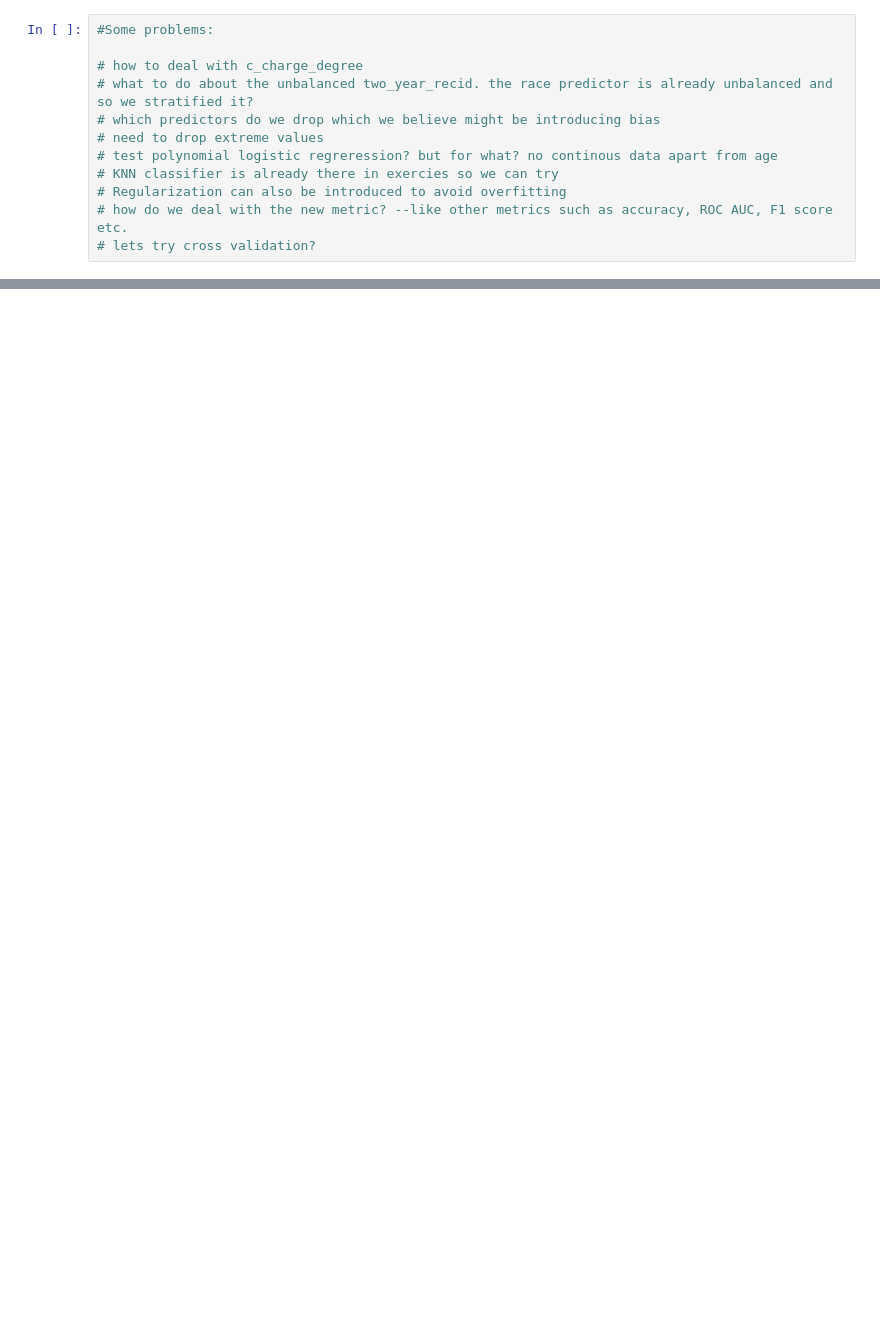
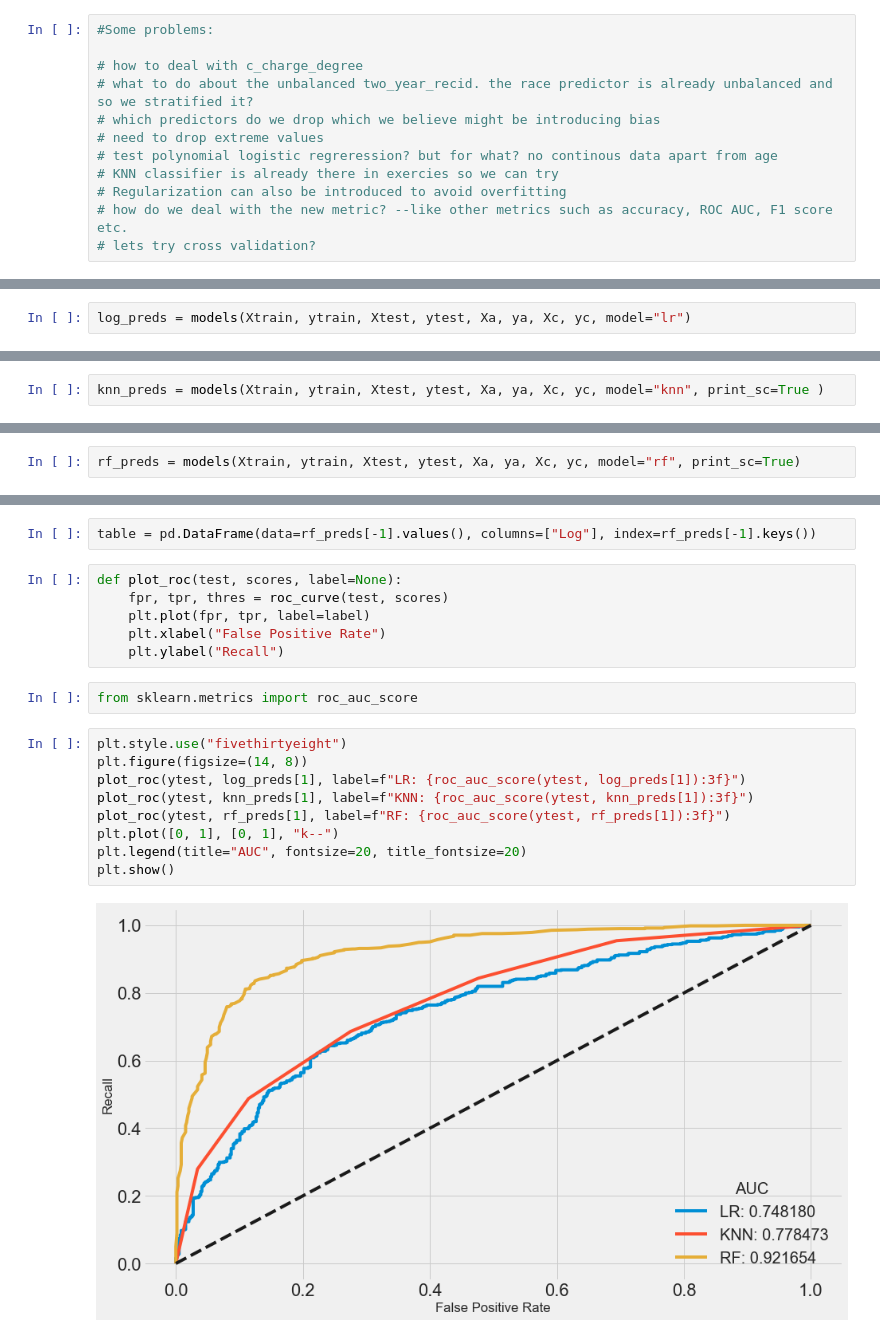
Before and after one commit to Wangsherpa/homeworks, a Jupyter notebook: Homework-3/Homework-3-student.ipynb, the cells around one changed output, grey strips where cells are left out. Drawn from its saved outputs; the diff is of its cells as text; blank space fills up the shorter version.

```diff
--- a/Homework-3/Homework-3-student.ipynb
+++ b/Homework-3/Homework-3-student.ipynb
@@ -1139,0 +1037,2 @@ new_df.describe()
+# %%
+log_preds = models(Xtrain, ytrain, Xtest, ytest, Xa, ya, Xc, yc, model="lr")
@@ -1139,0 +1047,2 @@ new_df.describe()
+# %%
+knn_preds = models(Xtrain, ytrain, Xtest, ytest, Xa, ya, Xc, yc, model="knn", print_sc=True )
@@ -1139,0 +1062,2 @@ new_df.describe()
+# %%
+rf_preds = models(Xtrain, ytrain, Xtest, ytest, Xa, ya, Xc, yc, model="rf", print_sc=True)
@@ -1139,0 +1085,21 @@ new_df.describe()
+# %%
+table = pd.DataFrame(data=rf_preds[-1].values(), columns=["Log"], index=rf_preds[-1].keys())
+# %%
+def plot_roc(test, scores, label=None):
+    fpr, tpr, thres = roc_curve(test, scores)
+    plt.plot(fpr, tpr, label=label)
+    plt.xlabel("False Positive Rate")
+    plt.ylabel("Recall")
+# %%
+from sklearn.metrics import roc_auc_score
+# %%
+plt.style.use("fivethirtyeight")
+plt.figure(figsize=(14, 8))
+plot_roc(ytest, log_preds[1], label=f"LR: {roc_auc_score(ytest, log_preds[1]):3f}")
+plot_roc(ytest, knn_preds[1], label=f"KNN: {roc_auc_score(ytest, knn_preds[1]):3f}")
+plot_roc(ytest, rf_preds[1], label=f"RF: {roc_auc_score(ytest, rf_preds[1]):3f}")
+plt.plot([0, 1], [0, 1], "k--")
+plt.legend(title="AUC", fontsize=20, title_fontsize=20)
+plt.show()
+# %% [output]
+[figure, added]
```
Also changed, not shown: parts of 39 cells of this notebook.
